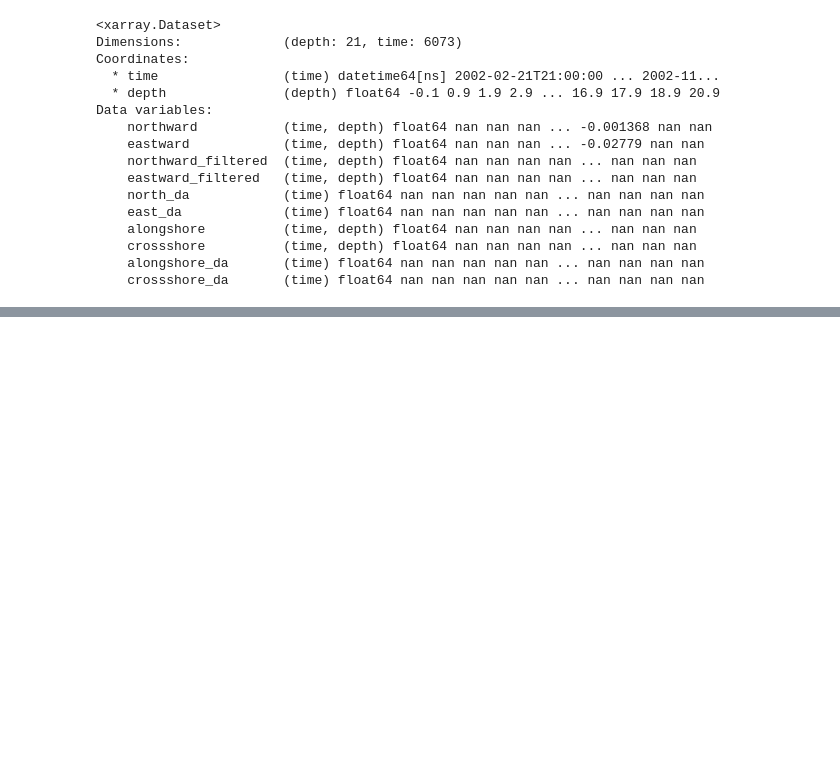
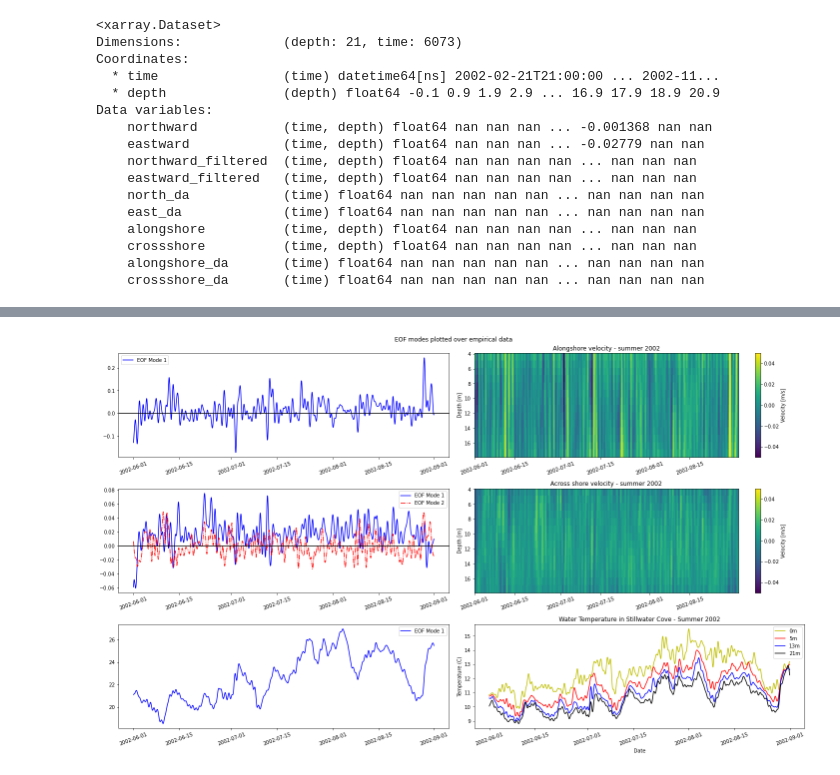
Before and after one commit to lagrady/MS-263-Final-Project, a Jupyter notebook: Code/final_project.ipynb, the cells around one changed output, grey strips where cells are left out. Saved outputs shown, nothing was run; the diff lists cells and outputs as text; code cells hidden in the pictures; blank space fills up the shorter version.

```diff
--- a/Code/final_project.ipynb
+++ b/Code/final_project.ipynb
@@ -515,0 +271,5 @@ plt.ylim([1E-4,100])
+# %%
+# Temperature data was more consistent during this time period, so no depths are removed
+summer_therm = therm_ref.temperature_filtered.loc["2002-06-01 00:00":"2002-08-31 23:30"]
+summer_therm = summer_therm.dropna('time')
+summer_therm
@@ -515,0 +390,74 @@ plt.ylim([1E-4,100])
+# %%
+# Multiply the data matrix with the eigenvector matrix to get time series of EOF's
+
+# Alongshore velocity
+as_EOF_ts = (np.matmul(as_dat, as_vec))*-1 # Multiplied by -1 since the index is almost perfectly flipped with the empirical data
+
+# Cross shore velocity
+cs_EOF_ts = np.matmul(cs_dat, cs_vec)
+
+# Temperature
+t_EOF_ts = np.matmul(t_dat, t_vec)*-1
+# %%
+# Plot all EOF time series with their empirical counterparts
+plt.figure(figsize = (20,12))
+minvel = -.05 # Limits for the colorbars used on the adcp colorplots
+maxvel = .05
+norm = matplotlib.colors.Normalize(vmin=minvel,vmax=maxvel)
+
+# Alongshore EOF
+plt.subplot(321)
+plt.plot(summer_alongshore.time, as_EOF_ts[:,0], '-b')
+plt.axhline(y=0, c='k')
+plt.xticks(rotation=20)
+plt.legend(['EOF Mode 1'])
+
+# Alongshore color plot for empirical adcp data
+plt.subplot(322)
+plt.title('Alongshore velocity - summer 2002')
+plt.pcolormesh(summer_alongshore.time, summer_alongshore.depth, summer_alongshore.T,norm=norm)
+plt.colorbar(label='Velocity [m/s]')
+plt.ylabel('Depth [m]')
+plt.xticks(rotation='20')
+plt.gca().invert_yaxis()
+
+# Across shore EOF
+plt.subplot(323)
+plt.plot(summer_crossshore.time, cs_EOF_ts[:,0], '-b')
+plt.plot(summer_crossshore.time, cs_EOF_ts[:,1], '-.r')
+plt.axhline(y=0, c='k')
+plt.xticks(rotation=20)
+plt.legend(['EOF Mode 1', 'EOF Mode 2'])
+
+# Across shore colorplot
+plt.subplot(324)
+plt.title('Across shore velocity - summer 2002')
+plt.pcolormesh(summer_crossshore.time, summer_crossshore.depth, summer_crossshore.T,norm=norm)
+plt.colorbar(label='Velocity [m/s]')
+plt.ylabel('Depth [m]')
+plt.xticks(rotation='20')
+plt.gca().invert_yaxis()
+
+# Temperature EOF
+plt.subplot(325)
+plt.plot(summer_therm.time, t_EOF_ts[:,0], '-b')
+plt.xticks(rotation=20)
+plt.legend(['EOF Mode 1'])
+
+# Plot of empirical temperature
+plt.subplot(326)
+plt.plot(summer_therm.time, summer_therm.isel(depth=0), '-y')
+plt.plot(summer_therm.time, summer_therm.isel(depth=1), '-r')
+plt.plot(summer_therm.time, summer_therm.isel(depth=2), '-b')
+plt.plot(summer_therm.time, summer_therm.isel(depth=3), '-k')
+plt.ylabel('Temperature (C)')
+plt.xlabel('Date')
+plt.title('Water Temperature in Stillwater Cove - Summer 2002')
+plt.xticks(rotation=20)
+plt.legend(['0m','5m','13m','21m'])
+
+plt.suptitle('EOF modes plotted over empirical data')
+plt.tight_layout()
+plt.savefig('EOF_emp_comp.PNG')
+# %% [output]
+[figure, added]
```
Also changed, not shown: parts of 47 cells of this notebook, 2 other files.
